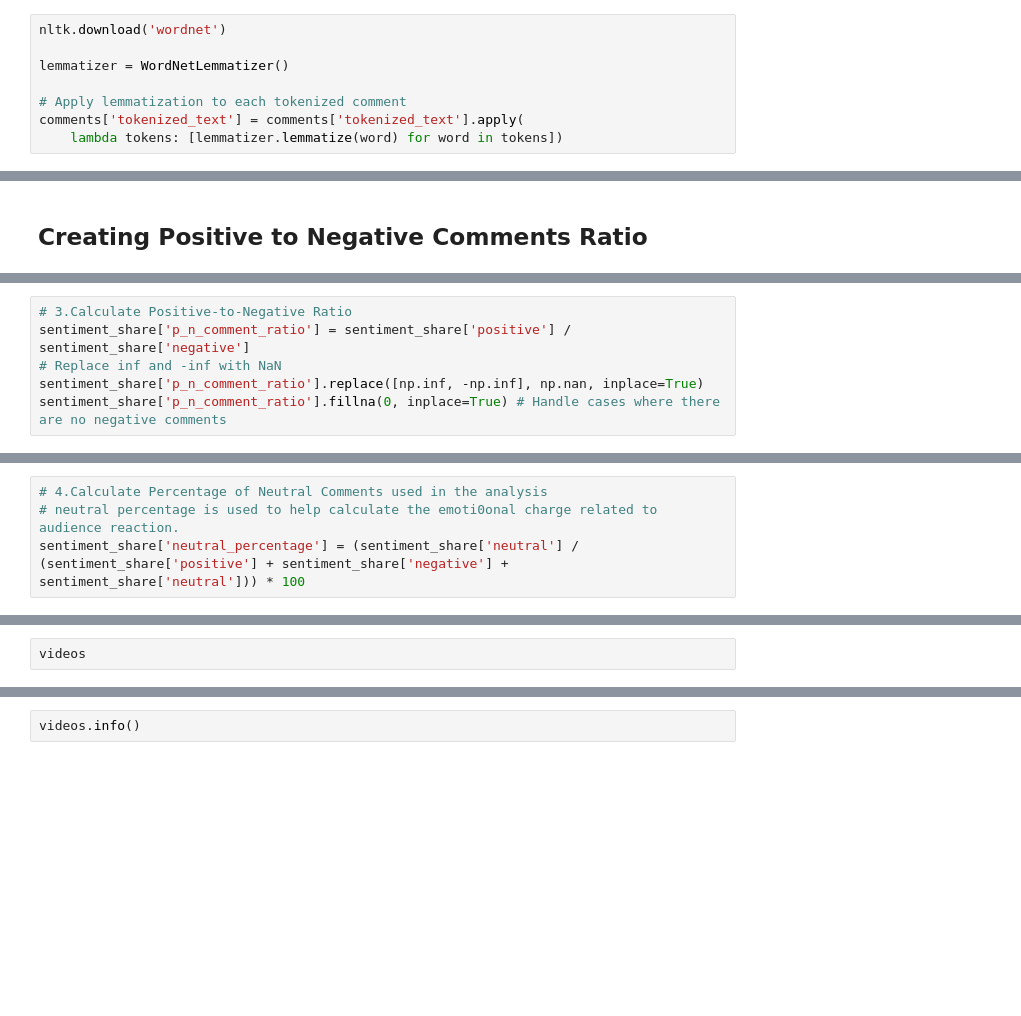
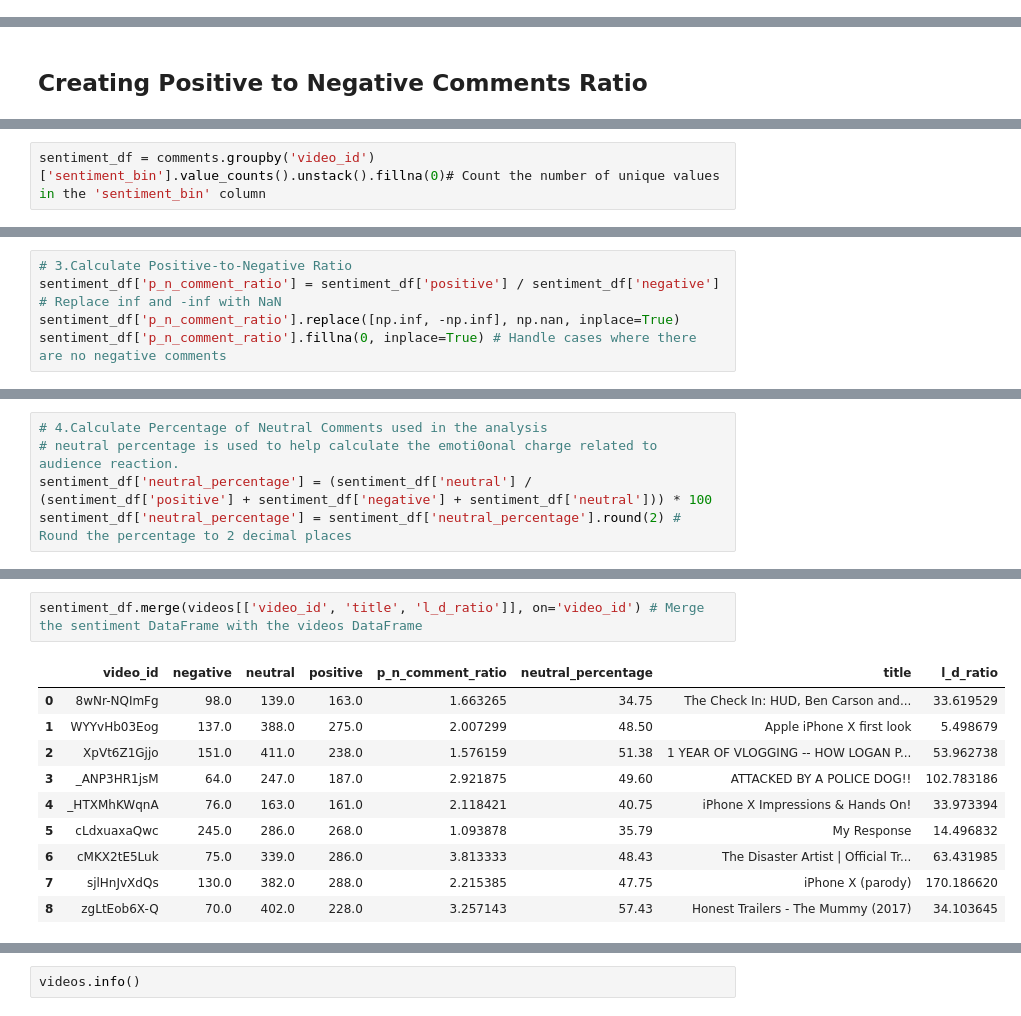
Before and after one commit to betanight/youtube_sentiment_analysis, a Jupyter notebook: notebooks/eda_analysis_fonz.ipynb, the cells around one changed output, grey strips where cells are left out. Drawn from its saved outputs; the diff is of its cells as text; blank space fills up the shorter version.

```diff
--- a/notebooks/eda_analysis_fonz.ipynb
+++ b/notebooks/eda_analysis_fonz.ipynb
@@ -153,8 +177,0 @@ comments['tokenized_text'].head(20)
-# %%
-nltk.download('wordnet')
-
-lemmatizer = WordNetLemmatizer()
-
-# Apply lemmatization to each tokenized comment
-comments['tokenized_text'] = comments['tokenized_text'].apply(
-    lambda tokens: [lemmatizer.lemmatize(word) for word in tokens])
@@ -193,0 +249,2 @@ sentiment_share = comments.groupby('video_id')['sentiment_bin'].value_counts().u
+# %%
+sentiment_df = comments.groupby('video_id')['sentiment_bin'].value_counts().unstack().fillna(0)# Count the number of unique values in the 'sentiment_bin' column
@@ -194,6 +268,6 @@ sentiment_share = comments.groupby('video_id')['sentiment_bin'].value_counts().u
 # %%
 # 3.Calculate Positive-to-Negative Ratio
-sentiment_share['p_n_comment_ratio'] = sentiment_share['positive'] / sentiment_share['negative']
+sentiment_df['p_n_comment_ratio'] = sentiment_df['positive'] / sentiment_df['negative']
 # Replace inf and -inf with NaN
-sentiment_share['p_n_comment_ratio'].replace([np.inf, -np.inf], np.nan, inplace=True)
-sentiment_share['p_n_comment_ratio'].fillna(0, inplace=True) # Handle cases where there are no negative comments
+sentiment_df['p_n_comment_ratio'].replace([np.inf, -np.inf], np.nan, inplace=True)
+sentiment_df['p_n_comment_ratio'].fillna(0, inplace=True) # Handle cases where there are no negative comments
@@ -200,5 +287,6 @@ sentiment_share['p_n_comment_ratio'].fillna(0, inplace=True) # Handle cases wher
 # %%
 # 4.Calculate Percentage of Neutral Comments used in the analysis
 # neutral percentage is used to help calculate the emoti0onal charge related to audience reaction.
-sentiment_share['neutral_percentage'] = (sentiment_share['neutral'] / (sentiment_share['positive'] + sentiment_share['negative'] + sentiment_share['neutral'])) * 100
+sentiment_df['neutral_percentage'] = (sentiment_df['neutral'] / (sentiment_df['positive'] + sentiment_df['negative'] + sentiment_df['neutral'])) * 100
+sentiment_df['neutral_percentage'] = sentiment_df['neutral_percentage'].round(2) # Round the percentage to 2 decimal places
 # %%
@@ -206,3 +309,14 @@ sentiment_share
 # %%
-videos
+sentiment_df.merge(videos[['video_id', 'title', 'l_d_ratio']], on='video_id') # Merge the sentiment DataFrame with the videos DataFrame
+# %% [output]
+|  | video_id | negative | neutral | positive | p_n_comment_ratio | neutral_percentage | title | l_d_ratio |
+| 0 | 8wNr-NQImFg | 98.0 | 139.0 | 163.0 | 1.663265 | 34.75 | The Check In: HUD, Ben Carson and... | 33.619529 |
+| 1 | WYYvHb03Eog | 137.0 | 388.0 | 275.0 | 2.007299 | 48.50 | Apple iPhone X first look | 5.498679 |
+| 2 | XpVt6Z1Gjjo | 151.0 | 411.0 | 238.0 | 1.576159 | 51.38 | 1 YEAR OF VLOGGING -- HOW LOGAN P... | 53.962738 |
+| 3 | _ANP3HR1jsM | 64.0 | 247.0 | 187.0 | 2.921875 | 49.60 | ATTACKED BY A POLICE DOG!! | 102.783186 |
+| 4 | _HTXMhKWqnA | 76.0 | 163.0 | 161.0 | 2.118421 | 40.75 | iPhone X Impressions & Hands On! | 33.973394 |
+| 5 | cLdxuaxaQwc | 245.0 | 286.0 | 268.0 | 1.093878 | 35.79 | My Response | 14.496832 |
+| 6 | cMKX2tE5Luk | 75.0 | 339.0 | 286.0 | 3.813333 | 48.43 | The Disaster Artist | Official Tr... | 63.431985 |
+| 7 | sjlHnJvXdQs | 130.0 | 382.0 | 288.0 | 2.215385 | 47.75 | iPhone X (parody) | 170.186620 |
+| 8 | zgLtEob6X-Q | 70.0 | 402.0 | 228.0 | 3.257143 | 57.43 | Honest Trailers - The Mummy (2017) | 34.103645 |
 # %%
```
Also changed, not shown: parts of 27 cells of this notebook.
